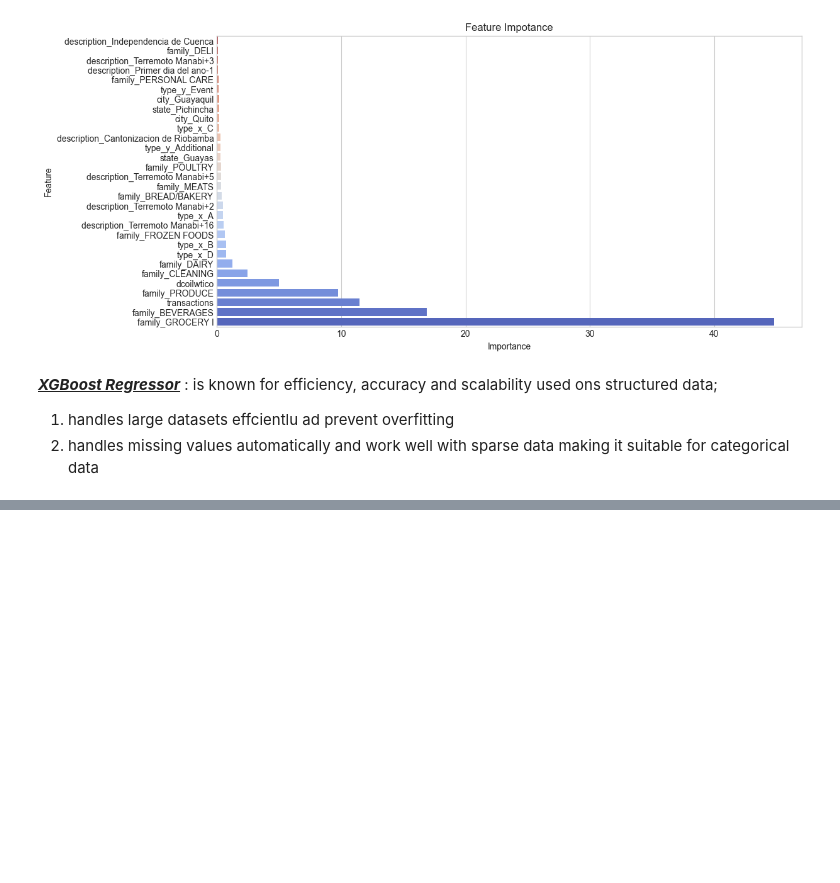
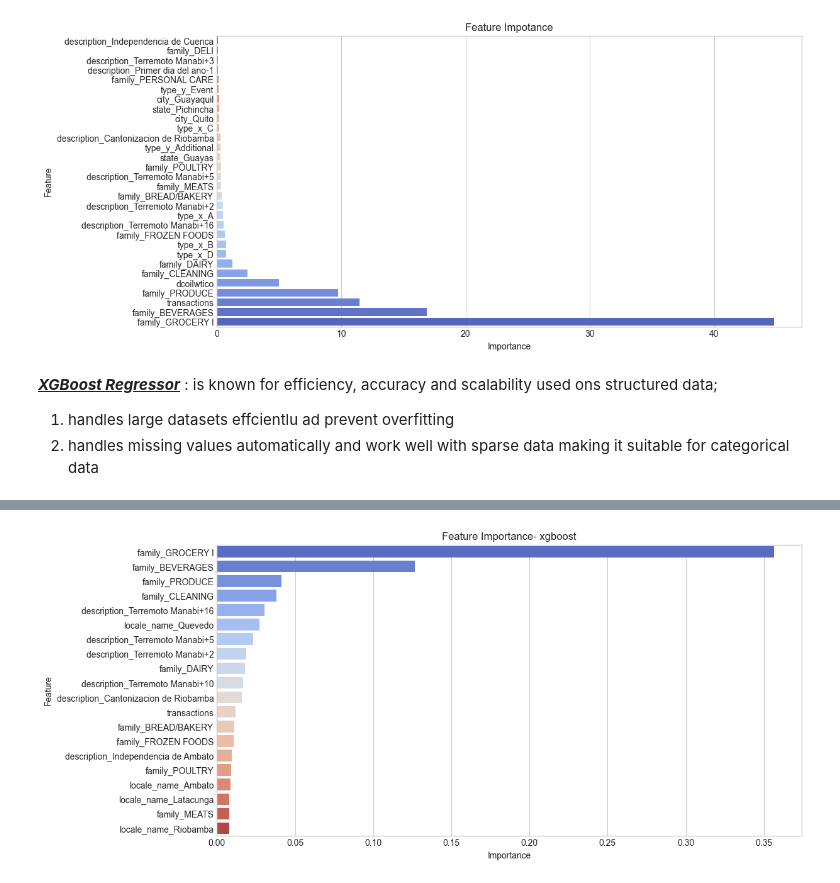
Before and after one commit to valentinewawira-o/Quantitative-Model, a Jupyter notebook: quantitative_model.ipynb, the cells around one changed output, grey strips where cells are left out. Cells and saved outputs as stored; diff of their text form; code cells hidden in the pictures; blank space fills up the shorter version.

```diff
--- a/quantitative_model.ipynb
+++ b/quantitative_model.ipynb
@@ -702,0 +750,19 @@ catboost_model.save_model('catboost_model.cbm')
+# %%
+#Hypertuning of the Xgboost
+param_grid={
+    'n_estimators':[100,500,1000],
+    'learning_rate':[0.01,0.05,0.1],
+    'max_depth':[3,6,9],
+    'subsample':[0.7,0.8,1.0],
+    'colsample_bytree':[0.7,0.8,1.0]
+}
+# %%
+
+
+#set up randommized search cv
+random_search_cv=RandomizedSearchCV(
+    estimator=xgb.XGBRegressor(objective='reg:squarederror'),
+    param_distributions=param_grid,n_iter=10,scoring='neg_mean_absolute_error',cv=3,verbose=2,random_state=42)
+
+random_search_cv.fit(X_train,Y_train)
+print('best parameters:',random_search_cv.best_params_)
@@ -702,0 +787,19 @@ catboost_model.save_model('catboost_model.cbm')
+# %%
+#step 5: Feature importance Analysis
+Feature_importance_2=xgb_regressor.feature_importances_
+#covert to df
+impotance_df=pd.DataFrame({
+    "Feature":X_train.columns,
+    "Importance":Feature_importance_2
+}).sort_values(by="Importance", ascending=False)
+
+#plt the features
+N=20
+plt.figure(figsize=(12,6))
+sn.barplot(x="Importance", y="Feature", data=impotance_df.head(N), color="skyblue", palette="coolwarm")
+plt.xlabel("Importance")
+plt.ylabel("Feature")
+plt.title("Feature Importance- xgboost")
+plt.show()
+# %% [output]
+[figure, added]
```
Also changed, not shown: parts of 5 cells of this notebook.
